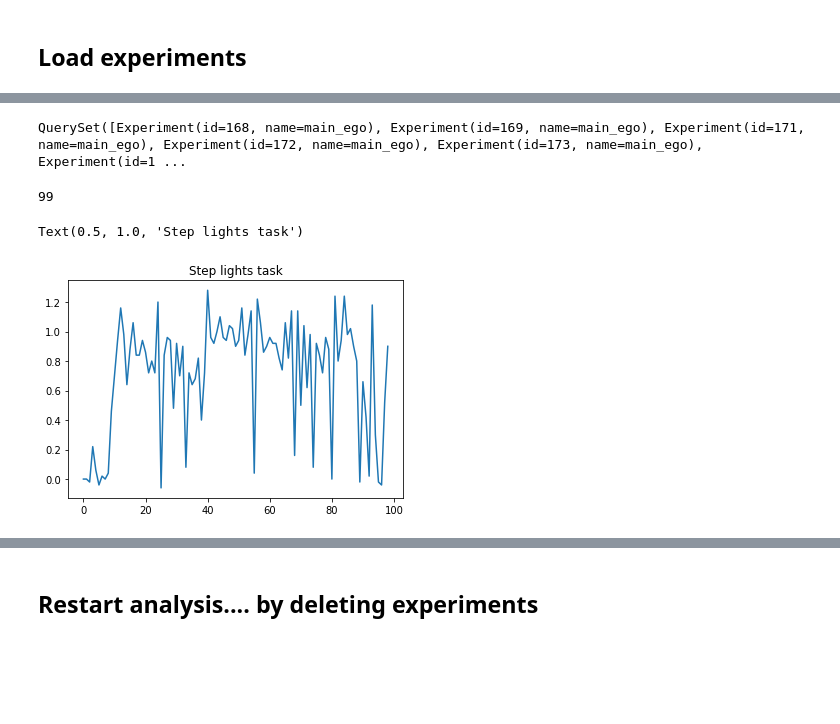
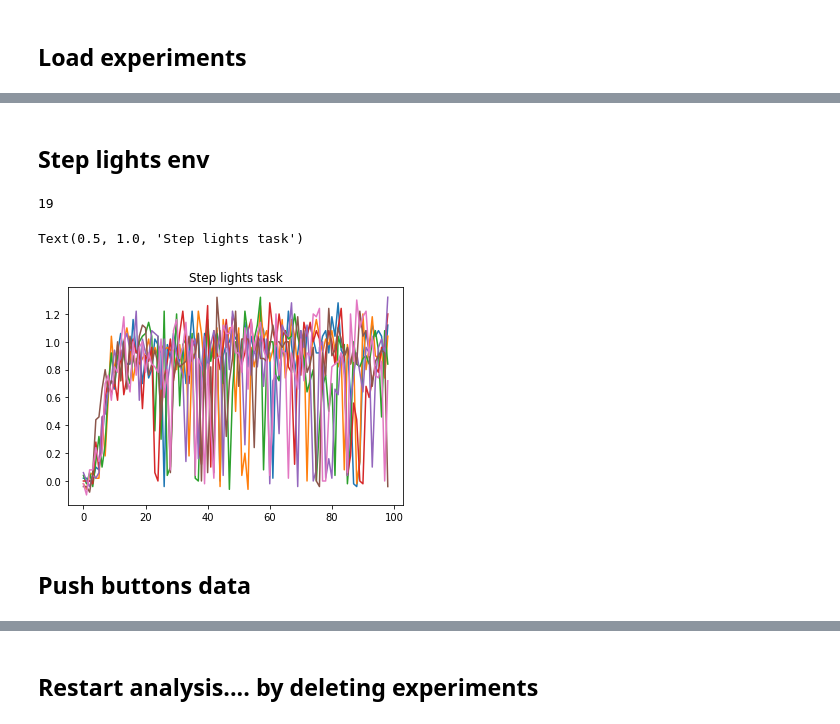
Before and after one commit to benlansdell/Meta-RL, a Jupyter notebook: notebooks/2_Egocentric_Model_performance.ipynb, the cells around one changed output, grey strips where cells are left out. Drawn from its saved outputs; the diff is of its cells as text; code cells hidden in the pictures; blank space fills up the shorter version.

```diff
--- a/notebooks/2_Egocentric_Model_performance.ipynb
+++ b/notebooks/2_Egocentric_Model_performance.ipynb
@@ -31,12 +35,12 @@ loader = ExperimentLoader(mongo_uri=get_mongo_uri(), db_name='sacred')
 ## Load experiments
 # %%
 # Sort by name
-
-query = {"$and": [{"config.env": "steplights"}, {"config.dev": True}, {"config.name": "main_ego"}]}
+query = {"$and": [{"config.env": "steplights"}, {"config.dev": False}, {"config.name": "main_ego"}]}
 steplights_set = loader.find(query)
 
-#query = {"$and": [{"config.env": "pushbutton"}, {"config.dev": True}, {"config.name": "main_ego"}]}
-#pushbutton_set = loader.find(query)
+query = {"$and": [{"config.env": "pushbuttons"}, {"config.dev": False}, {"config.name": "main_ego"}]}
+pushbuttons_set = loader.find(query)
 
+#Not implemented yet
 #query = {"$and": [{"config.env": "pushbox"}, {"config.dev": True}, {"config.name": "main_ego"}]}
 #pushbox_set = loader.find(query)
@@ -50,4 +46,0 @@ IndexError: list index out of range
-# %%
-steplights_set
-# %% [output]
-QuerySet([Experiment(id=168, name=main_ego), Experiment(id=169, name=main_ego), Experiment(id=171, name=main_ego), Experiment(id=172, name=main_ego), Experiment(id=173, name=main_ego), Experiment(id=1 ...
@@ -79,11 +47,15 @@ T = int(steplights_set[-1].config.epochs/1e4)-1
-# %%
-T
-# %% [output]
-99
+# %% [markdown]
+## Step lights env
+# %%
+len(steplights_set)
+# %% [output]
+19
 # %%
-expt_reward = steplights_set[-1].metrics['training.mean_reward']
-plt.plot(expt_reward)
+expt_reward_steplights = np.array([steplights_set[i].metrics['training.mean_reward'] for i in range(11, len(steplights_set)-1)])
+plt.plot(expt_reward_steplights.T)
 plt.title('Step lights task')
 # %% [output]
 Text(0.5, 1.0, 'Step lights task')
-[figure, old version]
+[figure, new version]
+# %% [markdown]
+## Push buttons data
```
Also changed, not shown: parts of 7 cells of this notebook, 4 other files.
